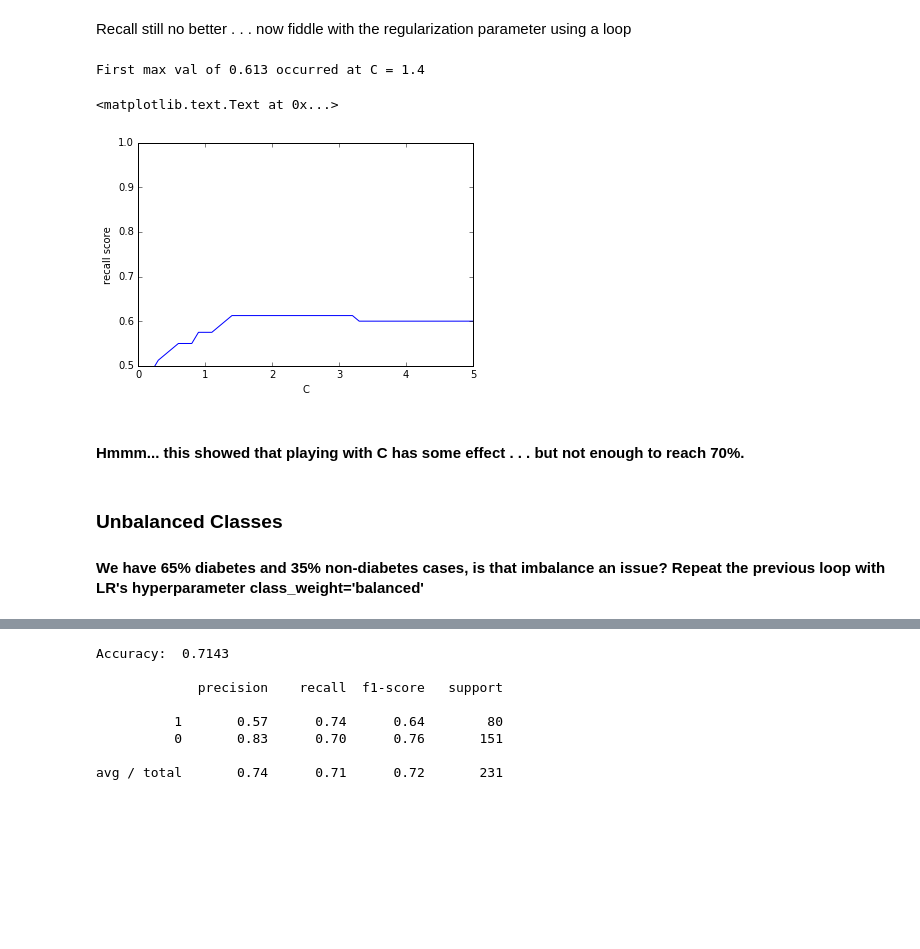
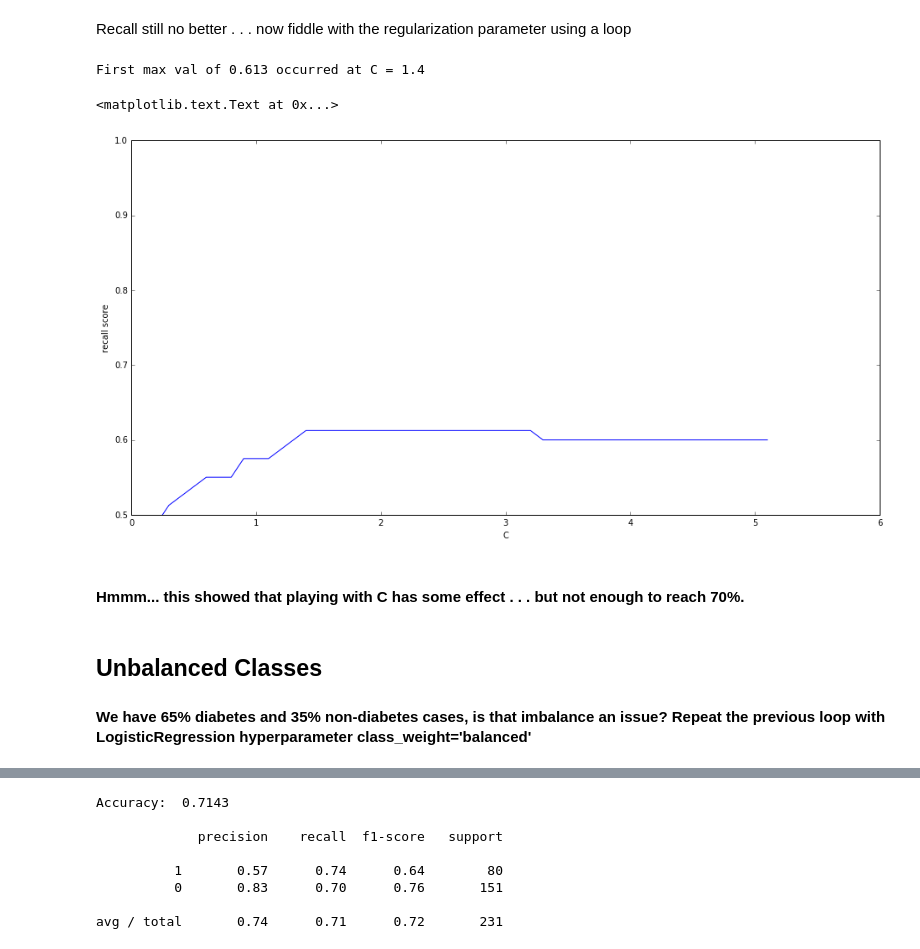
Before and after one commit to dpshenoy/ml_examples, a Jupyter notebook: Pima-Pred.ipynb, the cells around one changed output, grey strips where cells are left out. Drawn from its saved outputs; the diff is of its cells as text; code cells hidden in the pictures; blank space fills up the shorter version.

Commit message:
updated version of Pima Diabetes Data notebook

```diff
--- a/Pima-Pred.ipynb
+++ b/Pima-Pred.ipynb
@@ -248,6 +256,6 @@ Increasing precision means fewer false positives.
 # %%
 from sklearn.ensemble import RandomForestClassifier
-rf_model = RandomForestClassifier(random_state=42)  # Creates a Random Forest object
+rf_model = RandomForestClassifier(random_state=42, oob_score=True)  # Creates a Random Forest object
 rf_model.fit(X_train,y_train.ravel())
 # %% [output]
 RandomForestClassifier(bootstrap=True, class_weight=None, criterion='gini',
@@ -327,45 +335,49 @@ avg / total       0.74      0.74      0.74       231
 # %% [markdown]
 Recall still no better . . . now fiddle with the regularization parameter using a loop
 # %%
+# explore hyperparameter C from 0.1 to 5.0 in increments of 0.1
 C_start = 0.1
-C_end   = 5.0
+C_end   = 5.1
 C_inc   = 0.1
 C_values, recall_scores = [], []
 
 C_val = C_start
 best_recall_score = 0
+
+# loop over C values, keeping track of best recall score
 while (C_val < C_end):
     C_values.append(C_val)
-    lr_model_loop = LogisticRegression(C=C_val, random_state=42)
+    lr_model_loop = LogisticRegression(C = C_val, random_state=42)
     lr_model_loop.fit(X_train,y_train.ravel())
     lr_predict_loop_test = lr_model_loop.predict(X_test)
 
     recall_score = metrics.recall_score(y_test, lr_predict_loop_test)
     recall_scores.append(recall_score)
     if (recall_score > best_recall_score):
         best_recall_score = recall_score
         best_lr_predict_test = lr_predict_loop_test
 
     C_val += C_inc
 
-best_score_C_val = C_values[recall_scores.index(best_recall_score)]
+best_score_C_val = C_values[ recall_scores.index( best_recall_score ) ]
 print("First max val of {0:.3f} occurred at C = {1:.1f}".format(best_recall_score,best_score_C_val))
 
 %matplotlib inline
+plt.rcParams["figure.figsize"] = (16,8)
 plt.plot(C_values, recall_scores)
 plt.ylim(0.5,1)
 plt.xlabel("C")
 plt.ylabel("recall score")
 # %% [output]
 First max val of 0.613 occurred at C = 1.4
 <matplotlib.text.Text at 0x...>
-[figure, old version]
+[figure, new version]
 # %% [markdown]
 #### Hmmm... this showed that playing with C has some effect . . . but not enough to reach 70%.
 # %% [markdown]
 
-### Unbalanced Classes
-#### We have 65% diabetes and 35% non-diabetes cases, is that imbalance an issue?  Repeat the previous loop with LR's hyperparameter class_weight='balanced'
+## Unbalanced Classes
+#### We have 65% diabetes and 35% non-diabetes cases, is that imbalance an issue?  Repeat the previous loop with LogisticRegression hyperparameter class_weight='balanced'
 # %%
 C_start = 0.1
 C_end   = 5.0
```
Also changed, not shown: parts of 21 cells of this notebook.
